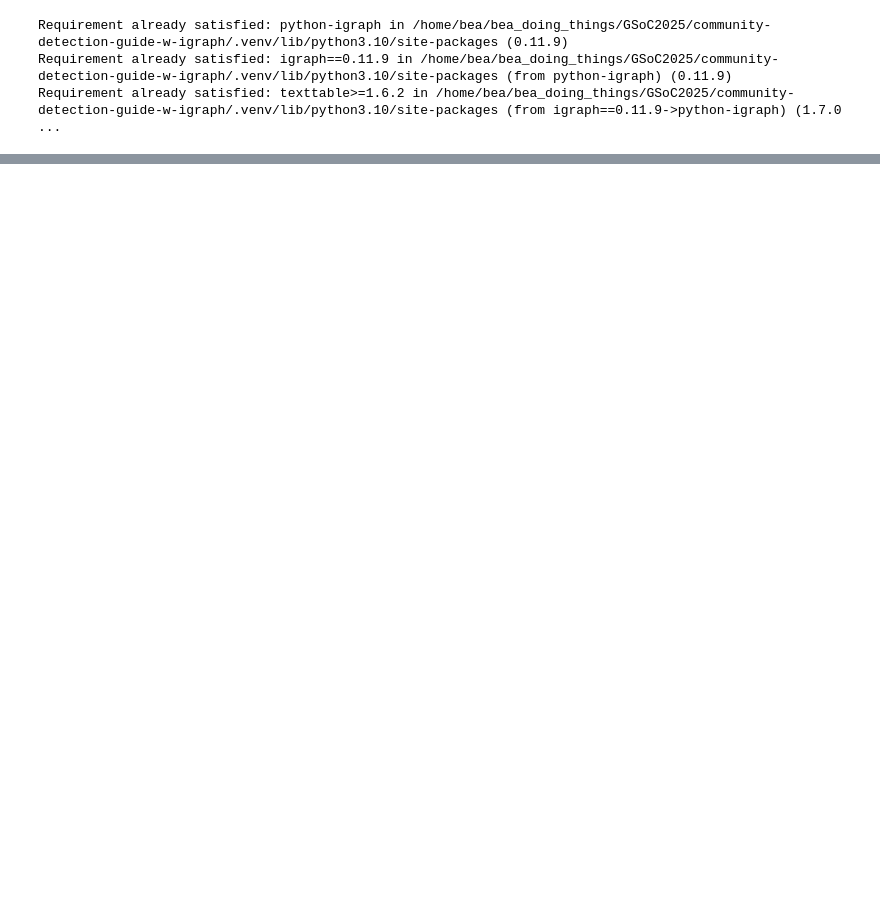
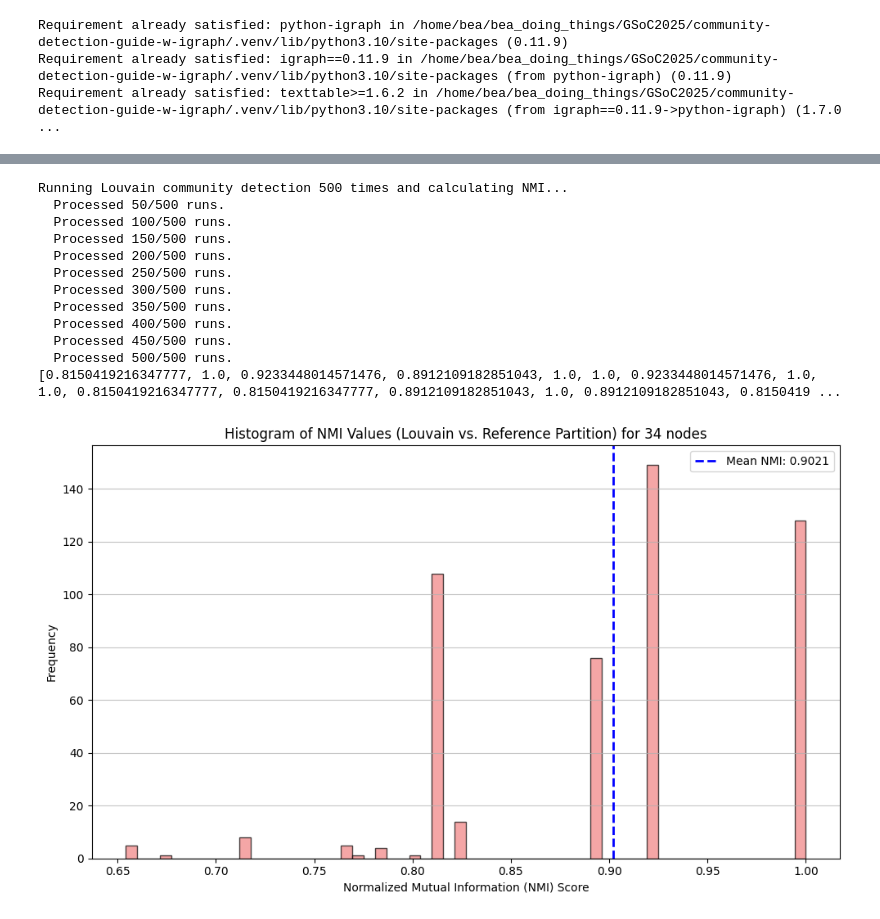
Before and after one commit to BeaMarton13/community-detection-guide-w-igraph, a Jupyter notebook: notebooks/test_community_structure.ipynb, the cells around one changed output, grey strips where cells are left out. Drawn from its saved outputs; the diff is of its cells as text; code cells hidden in the pictures; blank space fills up the shorter version.

```diff
--- a/notebooks/test_community_structure.ipynb
+++ b/notebooks/test_community_structure.ipynb
@@ -30,0 +31,3 @@ test_community_structure(er_graph, graph_name="Erdos Renyi Network")
+# %%
+reference_partition_karate_club = generate_reference_partition(karate_club, 60)
+reference_partition_er = generate_reference_partition(er_graph, 120)
@@ -30,0 +42,18 @@ test_community_structure(er_graph, graph_name="Erdos Renyi Network")
+# %%
+nmi_values = run_srochastic_community_detection(karate_club, reference_partition_karate_club, 500)
+
+plot_nmi_histogram(karate_club, nmi_values)
+# %% [output]
+Running Louvain community detection 500 times and calculating NMI...
+  Processed 50/500 runs.
+  Processed 100/500 runs.
+  Processed 150/500 runs.
+  Processed 200/500 runs.
+  Processed 250/500 runs.
+  Processed 300/500 runs.
+  Processed 350/500 runs.
+  Processed 400/500 runs.
+  Processed 450/500 runs.
+  Processed 500/500 runs.
+[0.8150419216347777, 1.0, 0.9233448014571476, 0.8912109182851043, 1.0, 1.0, 0.9233448014571476, 1.0, 1.0, 0.8150419216347777, 0.8150419216347777, 0.8912109182851043, 1.0, 0.8912109182851043, 0.8150419 ...
+[figure, added]
```
Also changed, not shown: parts of 6 cells of this notebook, 1 other file.
